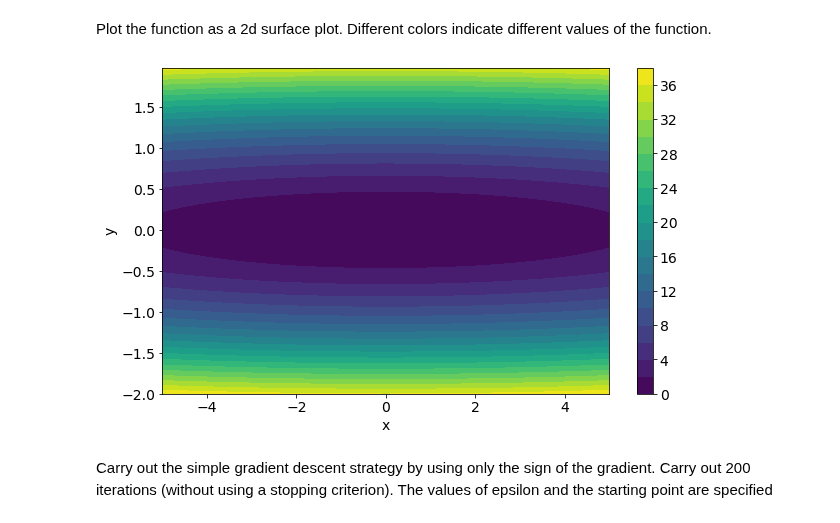
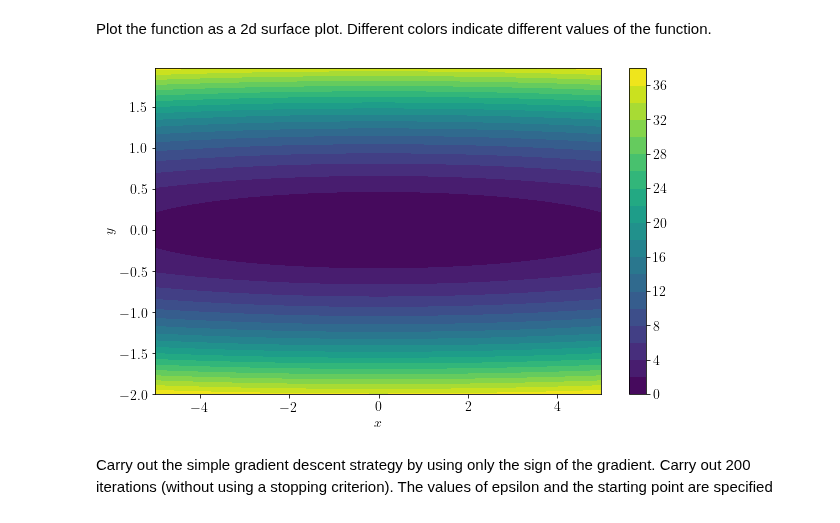
Before and after one commit to kit-cel/lecture-examples, a Jupyter notebook: mloc/ch1_Preliminaries/Newton_method.ipynb, the cells around one changed output. Saved outputs shown, nothing was run; the diff lists cells and outputs as text; code cells hidden in the pictures.

```diff
--- a/mloc/ch1_Preliminaries/Newton_method.ipynb
+++ b/mloc/ch1_Preliminaries/Newton_method.ipynb
@@ -23,9 +23,16 @@ else:
     import numpy as np
 
 import matplotlib.pyplot as plt
+import matplotlib
 from ipywidgets import interactive
 import ipywidgets as widgets
 %matplotlib inline
+
+font = {'size'   : 20}
+plt.rc('font', **font)
+plt.rc('text', usetex=matplotlib.checkdep_usetex(True))
+matplotlib.rcParams['text.latex.preamble']=[r"\usepackage{amsmath}"]
+
 
 if autograd_available:
     print('Using autograd to compute gradients')
@@ -67,19 +74,19 @@ Plot the function as a 2d surface plot. Different colors indicate different valu
 # %%
 x = np.arange(-5.0, 5.0, 0.02)
 y = np.arange(-2.0, 2.0, 0.02)
 X, Y = np.meshgrid(x, y)
 
 fZ = myfun([X,Y])
 
 plt.figure(1,figsize=(10,6))
 plt.rcParams.update({'font.size': 14})
 plt.contourf(X,Y,fZ,levels=20)
 plt.colorbar()
-plt.xlabel("x")
-plt.ylabel("y")
+plt.xlabel("$x$")
+plt.ylabel("$y$")
 plt.show()
 # %% [output]
-[figure, old version]
+[figure, new version]
 # %% [markdown]
 Carry out the simple gradient descent strategy by using only the sign of the gradient. Carry out 200 iterations (without using a stopping criterion). The values of epsilon and the starting point are specified
 # %%
```
Also changed, not shown: parts of 3 cells of this notebook, 1 other file.
